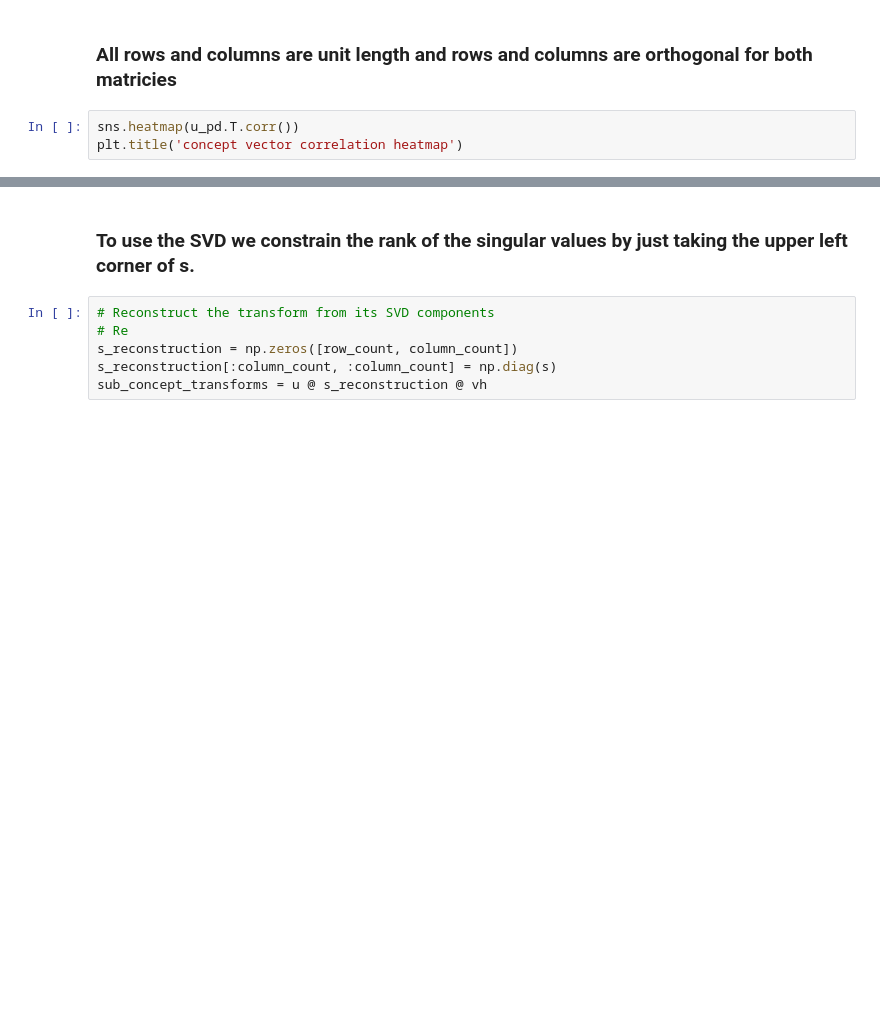
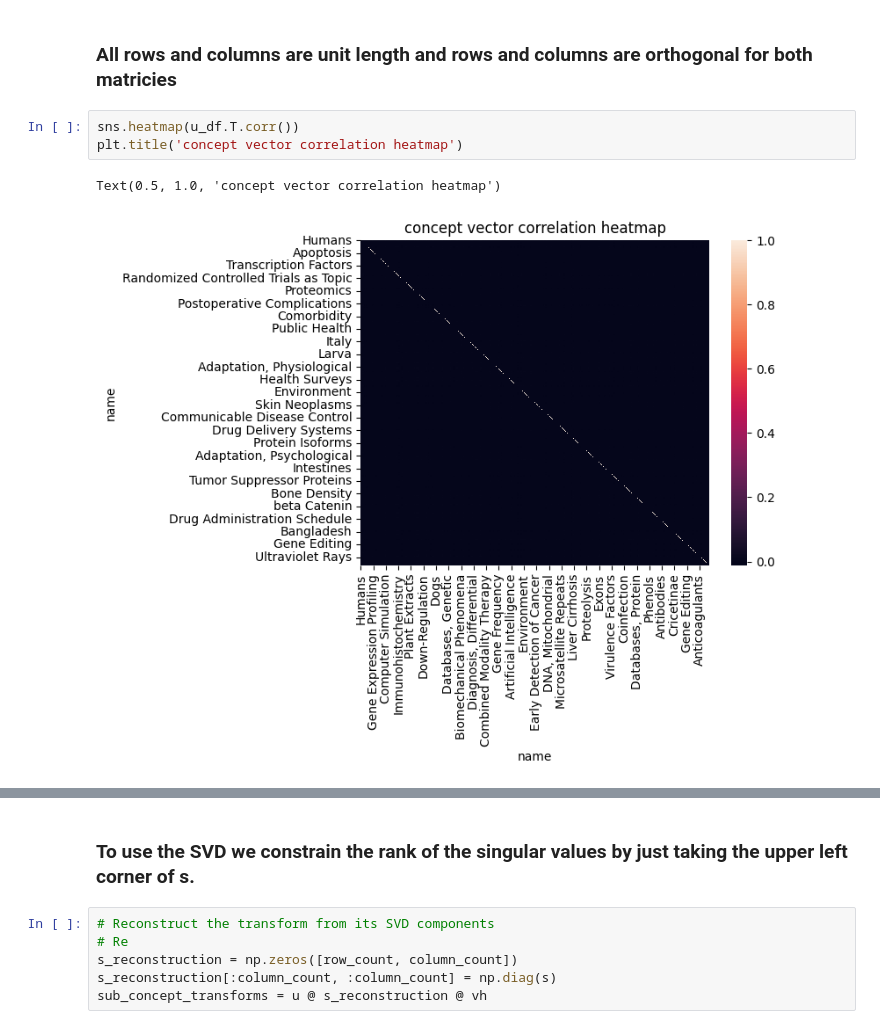
Before and after one commit to rmhorton/PMC_classifiers, a Jupyter notebook: svd/transform_matrix.ipynb, the cells around one changed output, grey strips where cells are left out. Cells and saved outputs as stored; diff of their text form; blank space fills up the shorter version.

```diff
--- a/svd/transform_matrix.ipynb
+++ b/svd/transform_matrix.ipynb
@@ -42,8 +74,11 @@ plt.title('singular values magnitudes versus rank.')
 # %% [markdown]
 ### All rows and columns are unit length and rows and columns are orthogonal for both matricies
 # %%
-sns.heatmap(u_pd.T.corr())
+sns.heatmap(u_df.T.corr())
 plt.title('concept vector correlation heatmap')
+# %% [output]
+Text(0.5, 1.0, 'concept vector correlation heatmap')
+[figure, added]
 # %%
 sns.heatmap(np.cov(vh.T))
 plt.title('concept vector correlation transpose heatmap')
```
Also changed, not shown: parts of 27 cells of this notebook, 3 other files.
